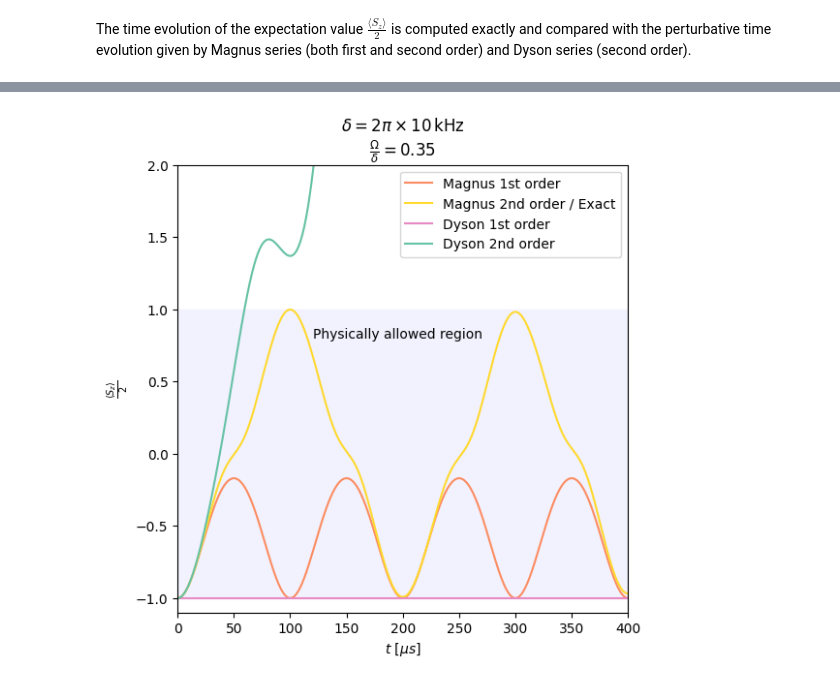
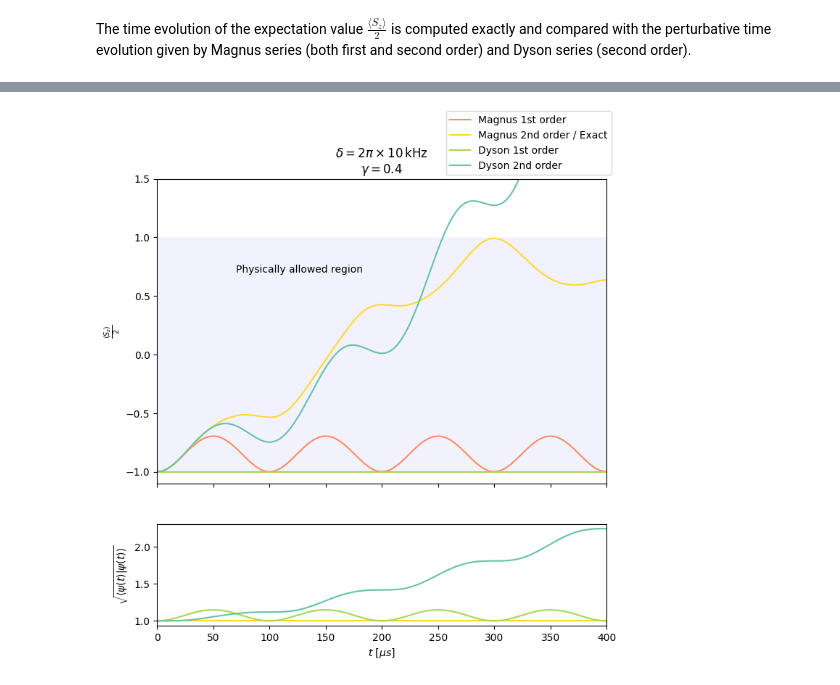
Before and after one commit to diegoscantam/perturbations, a Jupyter notebook: simulation.ipynb, the cells around one changed output, grey strips where cells are left out. Saved outputs shown, nothing was run; the diff lists cells and outputs as text; code cells hidden in the pictures.

```diff
--- a/simulation.ipynb
+++ b/simulation.ipynb
@@ -96,8 +111,8 @@ def expectation_z(state):
 # %% [markdown]
 First simulation of level populations as a function of time. The time evolution operator is computed exactly.
 # %%
-# Frequencies ratio lambda = Omega/delta
-freq_ratio = 0.25
+# Frequencies ratio gamma = Omega/delta
+freq_ratio = 0.5
 
 # Detune frequency
 delta = 2*pi*0.015 # 2pi x MHz
@@ -118,7 +133,9 @@ pop10 = []
 pop1001_excited = []
 # Compute state at time t and calculate probability amplitude
 for kk in np.arange(0, int(t_steps)+1, 1):
-    state = U(t[kk], freq_ratio, delta) @ gs
+
+    state = linalg.expm( M1(t[kk], freq_ratio, delta) +  M2(t[kk], freq_ratio, delta) ) @ gs
+    #state = U(t[kk], freq_ratio, delta) @ gs
     pop00.append(np.abs(state[7])**2)
     pop11.append(np.abs(state[1]**2))
     pop1001_excited.append(0.5*np.abs(state[2])**2 + 0.5*np.abs(state[4])**2)
@@ -131,11 +148,11 @@ fig = plt.figure(figsize=(w,h))
 
 plt.plot(t,pop00, color = cmap(0), label = '$| \downarrow \downarrow \\rangle | 0\\rangle$')
 plt.plot(t,pop11, color = cmap(1), label = '$| \\uparrow \\uparrow \\rangle | 0\\rangle$')
-plt.plot(t,pop1001_excited, color = cmap(5), label = '$|\\uparrow \\downarrow|   1 \\rangle$ or $|\\downarrow \\uparrow\\rangle |   1 \\rangle$')
+plt.plot(t,pop1001_excited, color = cmap(5), label = '$|\\uparrow \\downarrow \\rangle |   1 \\rangle$ or $|\\downarrow \\uparrow\\rangle |   1 \\rangle$')
 #plt.plot(t, sum_pop)
 plt.xlabel('$t \,\,(\mu s)$')
 plt.ylabel('Populations')
-text = '$\delta = 2\pi\\times $' + str(round(1000*delta/(2*pi)))+ '$\,\mathrm{kHz}$\n$\lambda =$'\
+text = '$\delta = 2\pi\\times $' + str(round(1000*delta/(2*pi)))+ '$\,\mathrm{kHz}$\n$\gamma =$'\
         + str(round(freq_ratio,2))
 plt.text(155, 0.8,text)
 plt.minorticks_on()
@@ -147,8 +164,8 @@ plt.show()
 # %% [markdown]
 The time evolution of the expectation value $\frac{\langle S_z\rangle}{2}$ is computed exactly and compared with the perturbative time evolution given by Magnus series (both first and second order) and Dyson series (second order).
 # %%
-# Frequencies ratio lambda = Omega/delta
-freq_ratio = 0.35
+# Frequencies ratio omega = Omega/delta
+freq_ratio = 0.4
 delta = 2*pi*0.01
 # time step
 dt = .5 # micro s
@@ -159,14 +176,6 @@ t_steps = t_fin/dt
 # time vector
 t= np.arange(0, t_fin + dt, dt)
 
-# First Magnus term (time integral of H_1)
-def M1(t, freq_ratio, delta):
-        return -1*(2*freq_ratio)*np.sin(0.5*delta*t)*np.kron(S_x(), \
-        np.exp(0.5j*delta*t)*a - np.exp(-0.5j*delta*t)*a_dagger)
-# Second Magnus term (double time integral of [H_1(t1),H_1(t2)])
-def M2(t, freq_ratio, delta):
-        return -0.5j*(4*freq_ratio**2)*delta*(t - np.sin(delta*t)/delta)*np.kron( np.kron(sgm_x, sgm_x), id_2)
-
 I = np.kron(np.kron(id_2,id_2),id_2)
 D1 = np.zeros(shape = (len(state), len(state)), dtype = complex)
 
@@ -175,6 +184,11 @@ mean_z1 = []
 mean_z2 = []
 mean_z1d = []
 mean_z2d = []
+
+norm_z1 = []
+norm_z2 = []
+norm_z1d = []
+norm_z2d = []
 
 
 # ... evolve the state with different expansions
@@ -196,27 +210,49 @@ for kk in np.arange(0, int(t_steps)+1, 1):
         mean_z1d.append(expectation_z(state1d))
         mean_z2d.append(expectation_z(state2d))
 
+        norm_z1.append( linalg.norm(state1))
+        norm_z2.append( linalg.norm(state2))
+        norm_z1d.append( linalg.norm(state1d))
+        norm_z2d.append( linalg.norm(state2d))
+
 # Plot of populations
 cmap = plt.get_cmap('Set2')
-w = 6
-h = 6
+w = 8
+h = 8
 
-tl = '$\delta = 2\pi\\times $' + str(round(1000*delta/(2*pi)))+ '$\,\mathrm{kHz}$\n$\\frac{\Omega}{\delta} =$'\
+tl = '$\delta = 2\pi\\times $' + str(round(1000*delta/(2*pi)))+ '$\,\mathrm{kHz}$\n$\gamma =$'\
         + str(round(freq_ratio,2))
-fig = plt.figure(figsize=(w,h))
+
+
+fig, axs = plt.subplots(2, figsize=(w,h), gridspec_kw={'height_ratios': [3,1]},sharex= True)
+
 #plt.plot(t, mean_z, color = 'k',label = 'Exact')
-plt.plot(t, mean_z1,  color = cmap(1), linestyle = 'solid',label = 'Magnus 1st order')
-plt.plot(t, mean_z2,  color = cmap(5), linestyle = 'solid',label = 'Magnus 2nd order / Exact')
-plt.plot(t, mean_z1d,  color = cmap(3), linestyle = 'solid',label = 'Dyson 1st order')
-plt.plot(t, mean_z2d,  color = cmap(0), linestyle = 'solid',label = 'Dyson 2nd order')
-#plt.hlines(1, 0, 400, linestyles='dashed', colors='gray')
-#plt.hlines(-1, 0,400, linestyles='dashed', colors='gray')
-plt.xlabel('$t$ [$\mu s$]')
-plt.ylabel('$\\frac{\langle S_z\\rangle}{2}$')
-plt.fill_between(t, -1,1, facecolor= 'blue', alpha = 0.05)
-plt.text(120,0.8, 'Physically allowed region')
-plt.xlim(0,400)
-plt.ylim(-1.1,2)
-plt.title(tl)
-plt.legend()
+axs[0].plot(t, mean_z1,  color = cmap(1), linestyle = 'solid',label = 'Magnus 1st order')
+axs[0].plot(t, mean_z2,  color = cmap(5), linestyle = 'solid',label = 'Magnus 2nd order / Exact')
+axs[0].plot(t, mean_z1d,  color = cmap(4), linestyle = 'solid',label = 'Dyson 1st order')
+axs[0].plot(t, mean_z2d,  color = cmap(0), linestyle = 'solid',label = 'Dyson 2nd order')
+axs[0].set_xlabel('$t$ [$\mu s$]')
+axs[0].set_ylabel('$\\frac{\langle S_z\\rangle}{2}$')
+axs[0].fill_between(t, -1,1, facecolor= 'blue', alpha = 0.05)
+axs[0].text(70,0.7, 'Physically allowed region')
+axs[0].set_xlim(0,400)
+axs[0].set_ylim(-1.1, 1.5)
+axs[0].set_title(tl)
+
+axs[1].plot(t, norm_z1,  color = cmap(1), linestyle = 'solid',label = 'Magnus 1st order')
+axs[1].plot(t, norm_z2,  color = cmap(5), linestyle = 'solid',label = 'Magnus 2nd order / Exact')
+axs[1].plot(t, norm_z1d,  color = cmap(4), linestyle = 'solid',label = 'Dyson 1st order')
+axs[1].plot(t, norm_z2d,  color = cmap(0), linestyle = 'solid',label = 'Dyson 2nd order')
+
+# Labels setup
+axs[0].set(xlabel='$t$ [$\mu s$]', ylabel='$\\frac{\langle S_z\\rangle}{2}$')
+axs[1].set(xlabel='$t$ [$\mu s$]', ylabel='$\sqrt{\\langle \psi(t) | \psi(t)\\rangle }$')
+for ax in axs.flat:
+    ax.label_outer()
+# Legend setup
+handles, labels = ax.get_legend_handles_labels()
+
+fig.legend(handles, labels, loc=(0.65,0.88))
+
+plt.show()
 # %% [output]
@@ -224,2 +259,2 @@ plt.legend()
-[figure, old version]
+[figure, new version]
 # %%
```
Also changed, not shown: parts of 8 cells of this notebook.
